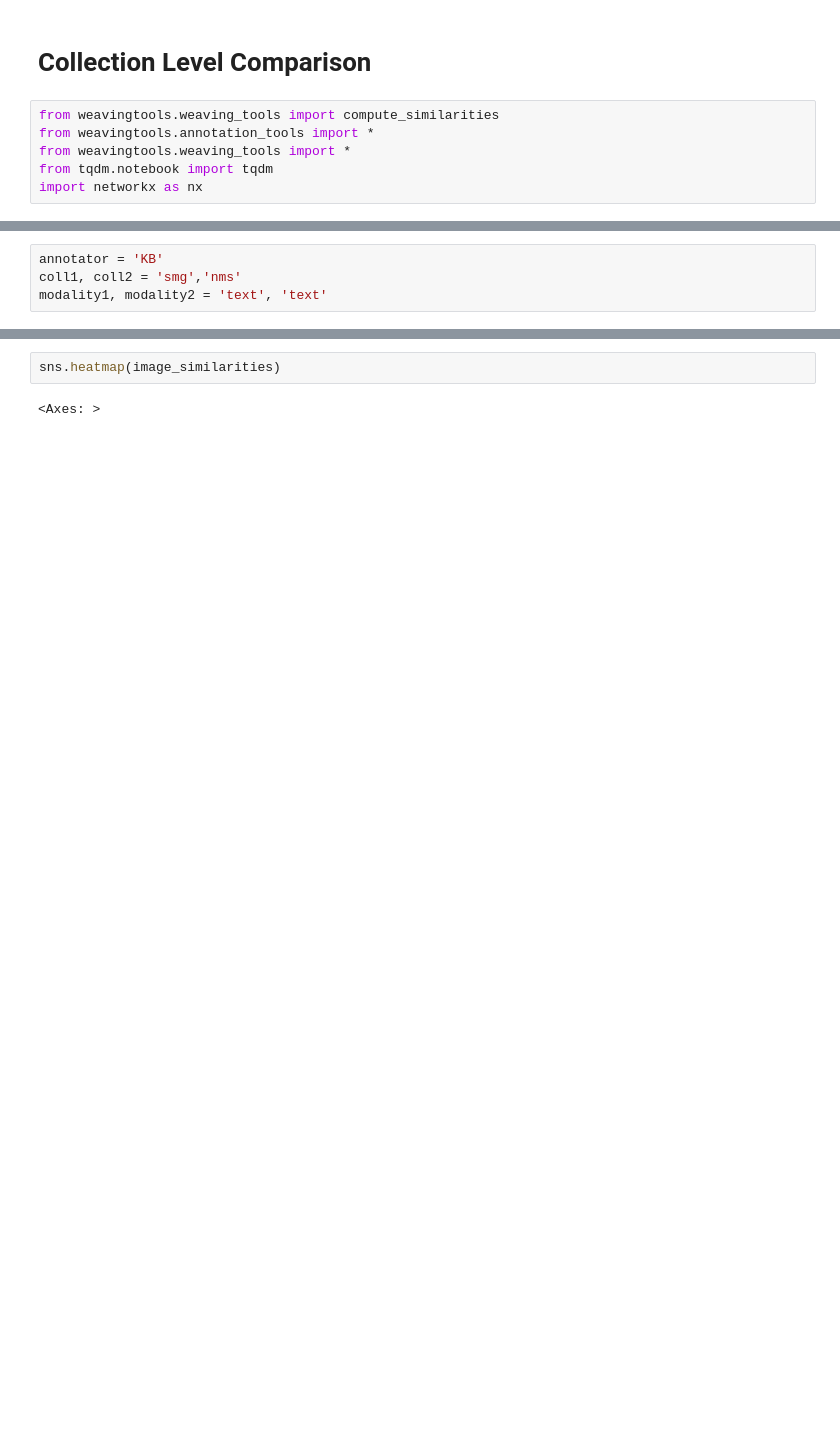
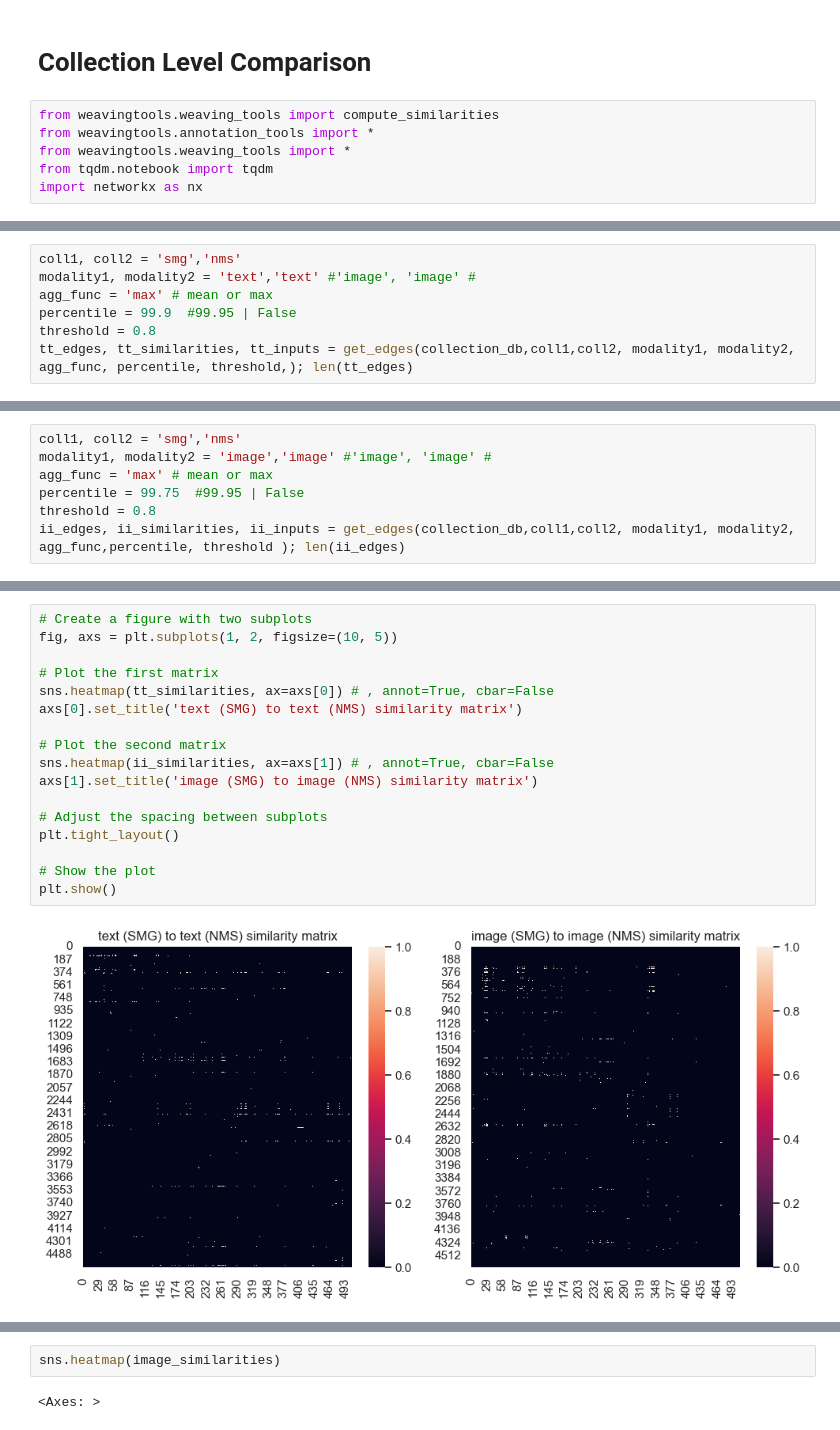
Before and after one commit to kasparvonbeelen/heritage-weaver-demo, a Jupyter notebook: Experiment 1 - Cross Modal Connections.ipynb, the cells around one changed output, grey strips where cells are left out. Cells and saved outputs as stored; diff of their text form; blank space fills up the shorter version.

```diff
--- a/Experiment 1 - Cross Modal Connections.ipynb
+++ b/Experiment 1 - Cross Modal Connections.ipynb
@@ -69,4 +108,7 @@ import networkx as nx
 # %%
-annotator = 'KB'
 coll1, coll2 = 'smg','nms'
-modality1, modality2 = 'text', 'text'
+modality1, modality2 = 'text','text' #'image', 'image' #
+agg_func = 'max' # mean or max
+percentile = 99.9  #99.95 | False
+threshold = 0.8
+tt_edges, tt_similarities, tt_inputs = get_edges(collection_db,coll1,coll2, modality1, modality2, agg_func, percentile, threshold,); len(tt_edges)
@@ -72,0 +125,7 @@ modality1, modality2 = 'text', 'text'
+# %%
+coll1, coll2 = 'smg','nms'
+modality1, modality2 = 'image','image' #'image', 'image' #
+agg_func = 'max' # mean or max
+percentile = 99.75  #99.95 | False
+threshold = 0.8
+ii_edges, ii_similarities, ii_inputs = get_edges(collection_db,coll1,coll2, modality1, modality2, agg_func,percentile, threshold ); len(ii_edges)
@@ -72,0 +142,19 @@ modality1, modality2 = 'text', 'text'
+# %%
+# Create a figure with two subplots
+fig, axs = plt.subplots(1, 2, figsize=(10, 5))
+
+# Plot the first matrix
+sns.heatmap(tt_similarities, ax=axs[0]) # , annot=True, cbar=False
+axs[0].set_title('text (SMG) to text (NMS) similarity matrix')
+
+# Plot the second matrix
+sns.heatmap(ii_similarities, ax=axs[1]) # , annot=True, cbar=False
+axs[1].set_title('image (SMG) to image (NMS) similarity matrix')
+
+# Adjust the spacing between subplots
+plt.tight_layout()
+
+# Show the plot
+plt.show()
+# %% [output]
+[figure, added]
```
Also changed, not shown: parts of 24 cells of this notebook, 2 other files.
